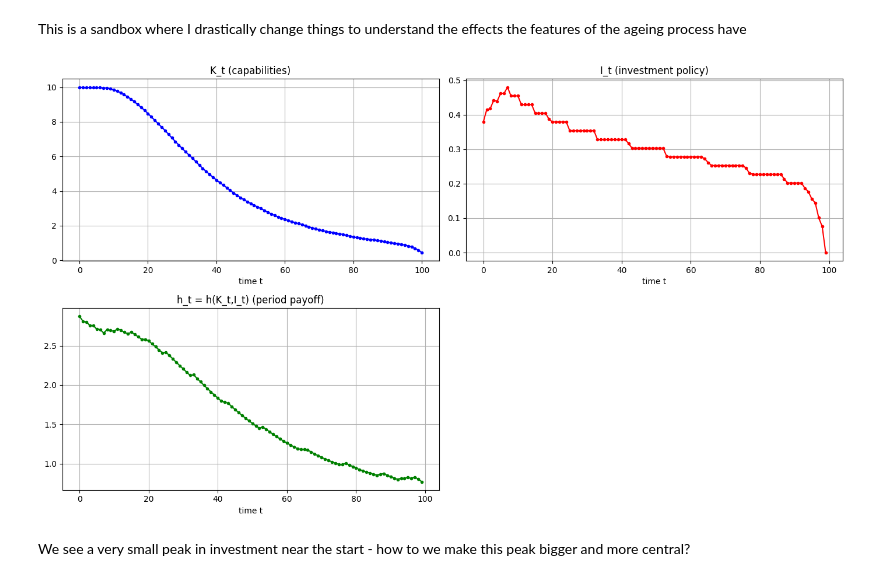
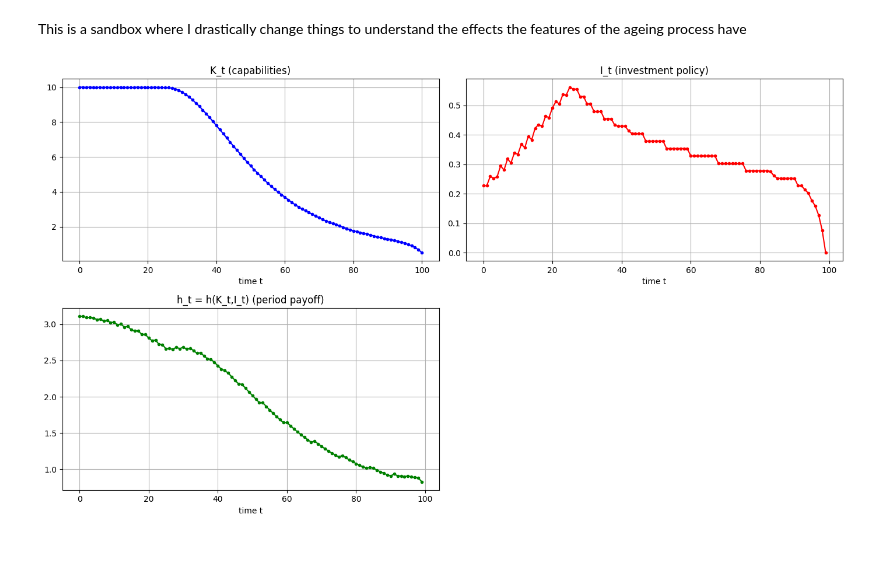
Before and after one commit to jacobmcl7/happiness_U_shape_foundation, a Jupyter notebook: Code/time-dep_problem_analysis.ipynb, the cells around one changed output. Cells and saved outputs as stored; diff of their text form; code cells hidden in the pictures; blank space fills up the shorter version.

```diff
--- a/Code/time-dep_problem_analysis.ipynb
+++ b/Code/time-dep_problem_analysis.ipynb
@@ -298,24 +304,22 @@ This is a sandbox where I drastically change things to understand the effects th
 # %%
 A = 1
 alpha = 0.5
 beta = 0.98
 Tsim = 100
-gamma_path = np.linspace(1, 2, Tsim)**2 + 1
-delta_path = np.linspace(0.2, 0.5, Tsim)**2
-K0 = 10
-Kmin, Kmax, nK = 0.1, 10.0, 100
+gamma_path = np.linspace(1, 2, Tsim)**2
+delta_path = np.linspace(0.15, 0.5, Tsim)**2
+Kmin, Kmax, nK = 0.0, 10.0, 100
 Imin, Imax, nI = 0.0, 2.5, 100
+K0 = Kmax
 
 def h_of_t(K, I_grid, t):
     gamma_t = gamma_path[t]
     return A * (K**alpha) - gamma_t * I_grid**2
 
 def K_next(K, I_grid, t):
     delta_t = delta_path[t]
     return (1.0 - delta_t) * K + I_grid
 
 solve_and_simulate(K0, Kmin, Kmax, nK, Imin, Imax, nI, Tsim, beta, h_of_t, K_next)
 # %% [output]
-[figure, old version]
+[figure, new version]
-# %% [markdown]
-We see a very small peak in investment near the start - how to we make this peak bigger and more central?
```
Also changed, not shown: parts of 13 cells of this notebook.
